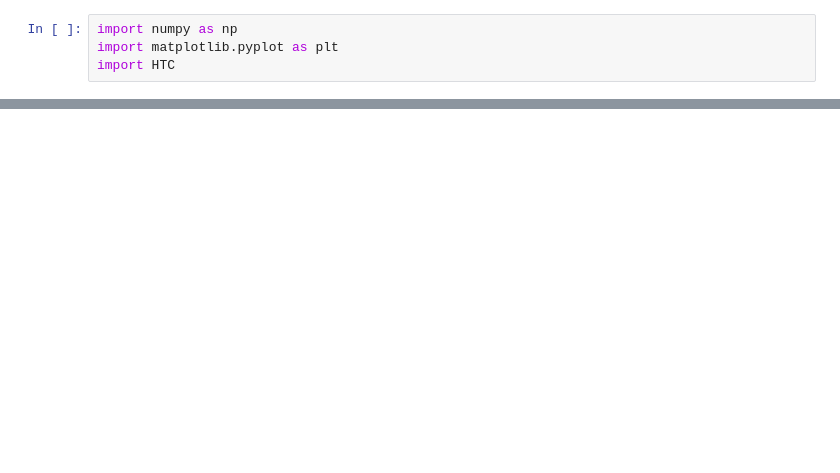
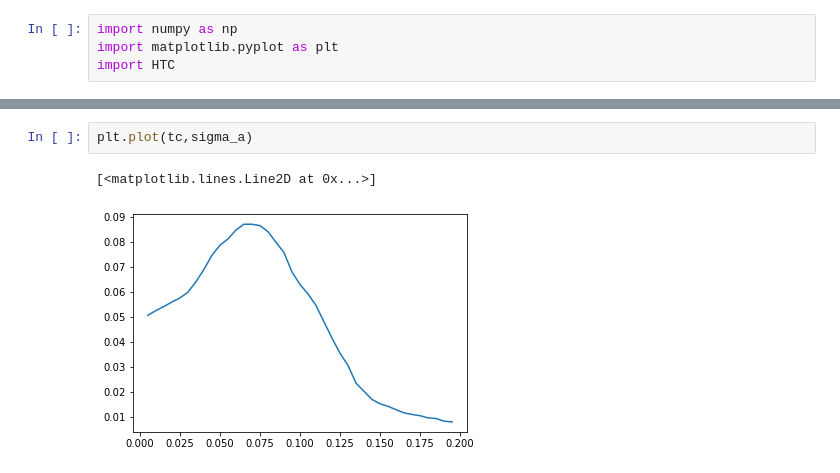
Before and after one commit to tommaso-bertola/TesiTriennale, a Jupyter notebook: Code/brain2.ipynb, the cells around one changed output, grey strips where cells are left out. Drawn from its saved outputs; the diff is of its cells as text; blank space fills up the shorter version.

```diff
--- a/Code/brain2.ipynb
+++ b/Code/brain2.ipynb
@@ -86,0 +78,5 @@ _=plt.imshow(activity[:,run])
+# %%
+plt.plot(tc,sigma_a)
+# %% [output]
+[<matplotlib.lines.Line2D at 0x...>]
+[figure, added]
```
Also changed, not shown: parts of 11 cells of this notebook, 1 other file.
